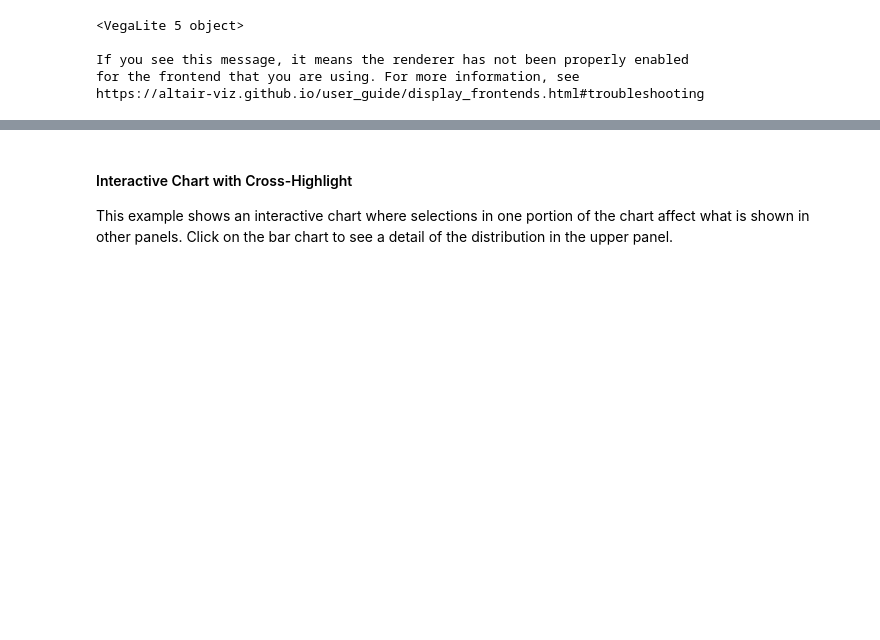
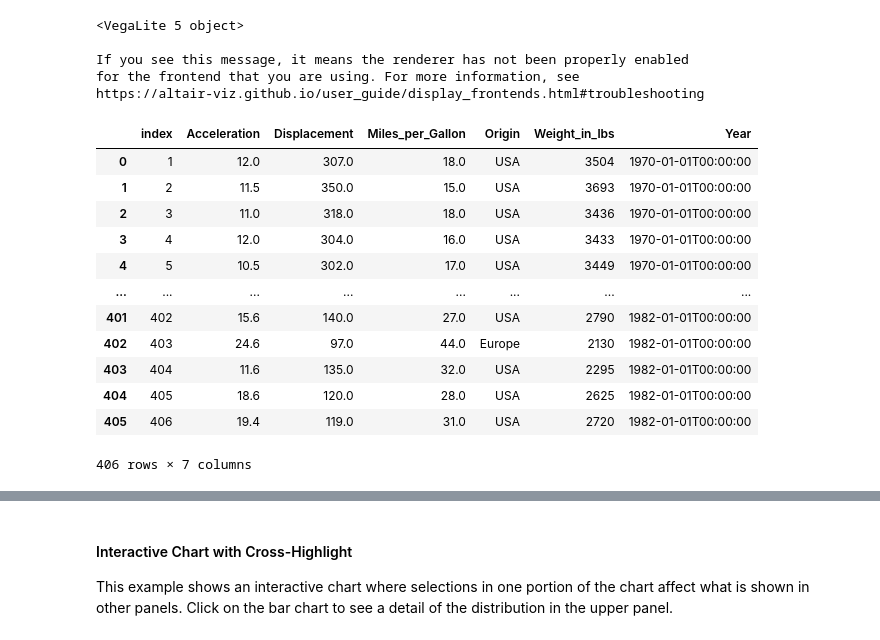
Before and after one commit to visdesignlab/persist, a Jupyter notebook: examples/basic_ext_test.ipynb, the cells around one changed output, grey strips where cells are left out. Cells and saved outputs as stored; diff of their text form; code cells hidden in the pictures; blank space fills up the shorter version.

```diff
--- a/examples/basic_ext_test.ipynb
+++ b/examples/basic_ext_test.ipynb
@@ -51,3 +91,19 @@ alt.Chart(source, name="sp").mark_point().encode(
 If you see this message, it means the renderer has not been properly enabled
 for the frontend that you are using. For more information, see
 https://altair-viz.github.io/user_guide/display_frontends.html#troubleshooting
+# %%
+wrvwrv
+# %% [output]
+|  | index | Acceleration | Displacement | Miles_per_Gallon | Origin | Weight_in_lbs | Year |
+| 0 | 1 | 12.0 | 307.0 | 18.0 | USA | 3504 | 1970-01-01T00:00:00 |
+| 1 | 2 | 11.5 | 350.0 | 15.0 | USA | 3693 | 1970-01-01T00:00:00 |
+| 2 | 3 | 11.0 | 318.0 | 18.0 | USA | 3436 | 1970-01-01T00:00:00 |
+| 3 | 4 | 12.0 | 304.0 | 16.0 | USA | 3433 | 1970-01-01T00:00:00 |
+| 4 | 5 | 10.5 | 302.0 | 17.0 | USA | 3449 | 1970-01-01T00:00:00 |
+| ... | ... | ... | ... | ... | ... | ... | ... |
+| 401 | 402 | 15.6 | 140.0 | 27.0 | USA | 2790 | 1982-01-01T00:00:00 |
+| 402 | 403 | 24.6 | 97.0 | 44.0 | Europe | 2130 | 1982-01-01T00:00:00 |
+| 403 | 404 | 11.6 | 135.0 | 32.0 | USA | 2295 | 1982-01-01T00:00:00 |
+| 404 | 405 | 18.6 | 120.0 | 28.0 | USA | 2625 | 1982-01-01T00:00:00 |
+| 405 | 406 | 19.4 | 119.0 | 31.0 | USA | 2720 | 1982-01-01T00:00:00 |
+406 rows × 7 columns
```
Also changed, not shown: parts of 16 cells of this notebook, 6 other files.
